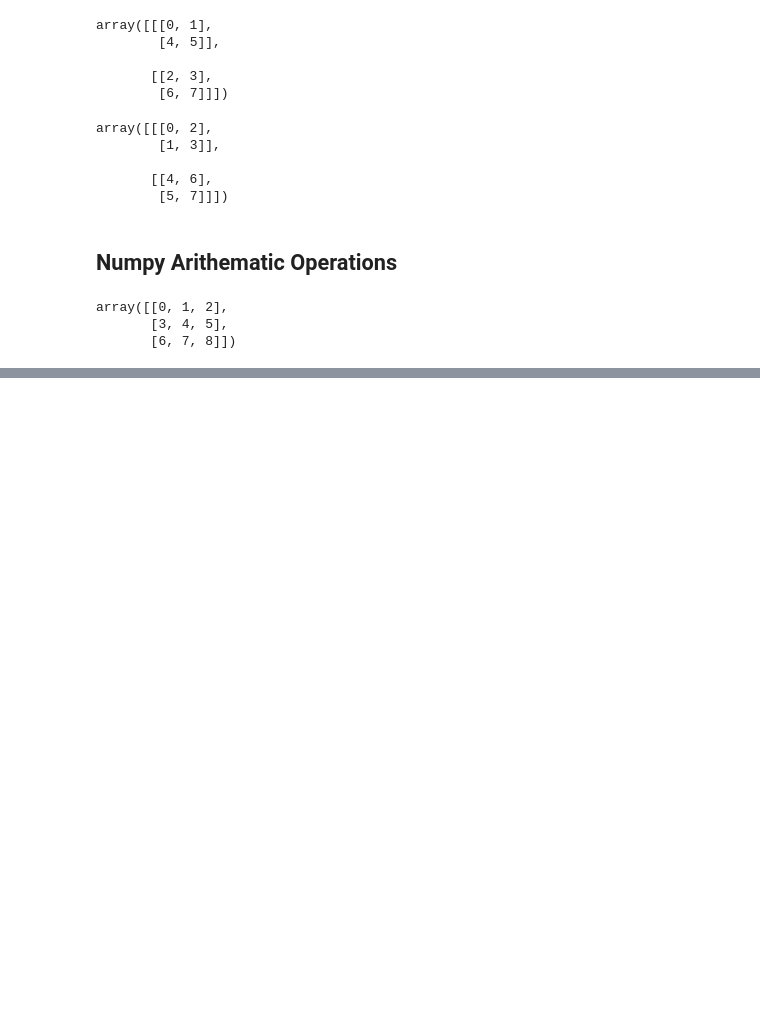
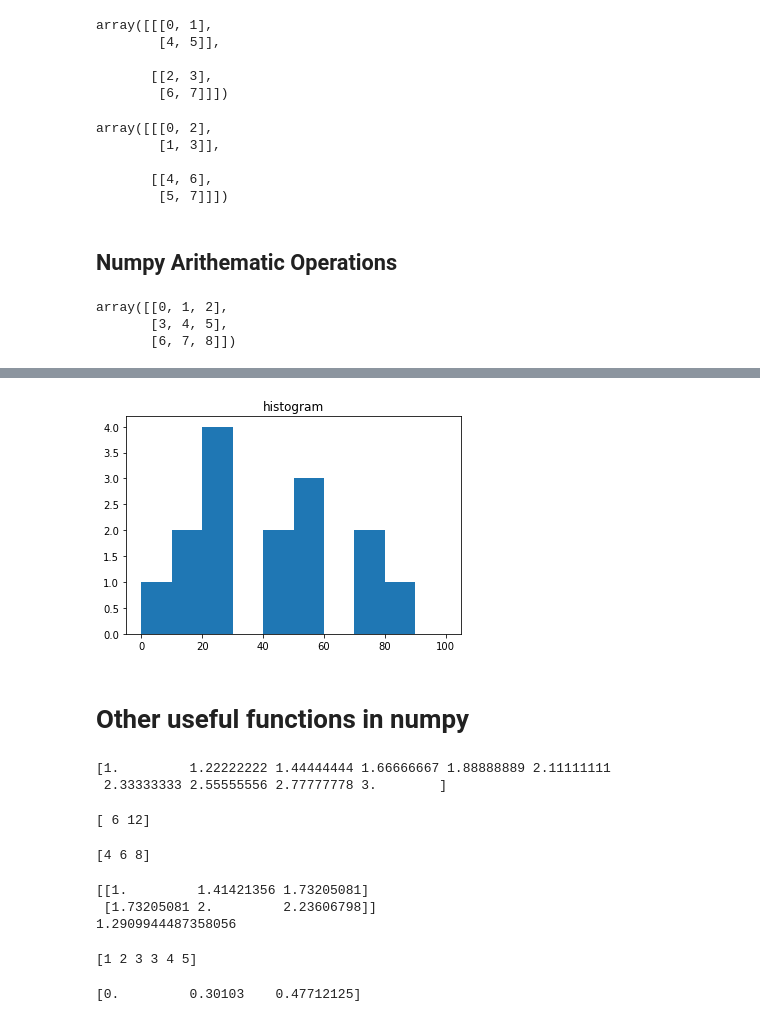
Before and after one commit to ShayneLin-webbuilder/Notes, a Jupyter notebook: DataAnalytics/ipynb/tutorial/Numpy2.ipynb, the cells around one changed output, grey strips where cells are left out. Cells and saved outputs as stored; diff of their text form; code cells hidden in the pictures; blank space fills up the shorter version.

```diff
--- a/DataAnalytics/ipynb/tutorial/Numpy2.ipynb
+++ b/DataAnalytics/ipynb/tutorial/Numpy2.ipynb
@@ -109,0 +319,56 @@ array([10, 10, 10])
+# %%
+plt.hist(a,bins = [0,10,20,30,40,50,60,70,80,90,100])
+plt.title("histogram")
+plt.show()
+# %% [output]
+[figure, added]
+# %% [markdown]
+# Other useful functions in numpy
+# %%
+#linspace function
+
+a=np.linspace(1,3,10)
+print(a)
+# %% [output]
+[1.         1.22222222 1.44444444 1.66666667 1.88888889 2.11111111
+ 2.33333333 2.55555556 2.77777778 3.        ]
+# %%
+# sum and axis
+
+a = np.array([(1,2,3),(3,4,5)])
+print(a.sum(axis=1))
+# %% [output]
+[ 6 12]
+# %%
+#sum and axis
+
+a=np.array([(1,2,3),(3,4,5)])
+print(a.sum(axis=0))
+print(np.std(a))
+# %% [output]
+[4 6 8]
+# %%
+#square root and standard deviation
+
+a=np.array([(1,2,3),(3,4,5,)])
+print(np.sqrt(a))
+print(np.std(a))
+# %% [output]
+[[1.         1.41421356 1.73205081]
+ [1.73205081 2.         2.23606798]]
+1.2909944487358056
+# %%
+#ravel function
+
+import numpy as np
+x=np.array([(1,2,3),(3,4,5)])
+print(x.ravel())
+
+# this is similar to the flatten function
+# %% [output]
+[1 2 3 3 4 5]
+# %%
+a=np.array([1,2,3])
+print(np.log10(a))
+# %% [output]
+[0.         0.30103    0.47712125]
```
Also changed, not shown: parts of 37 cells of this notebook, 20 other files.
